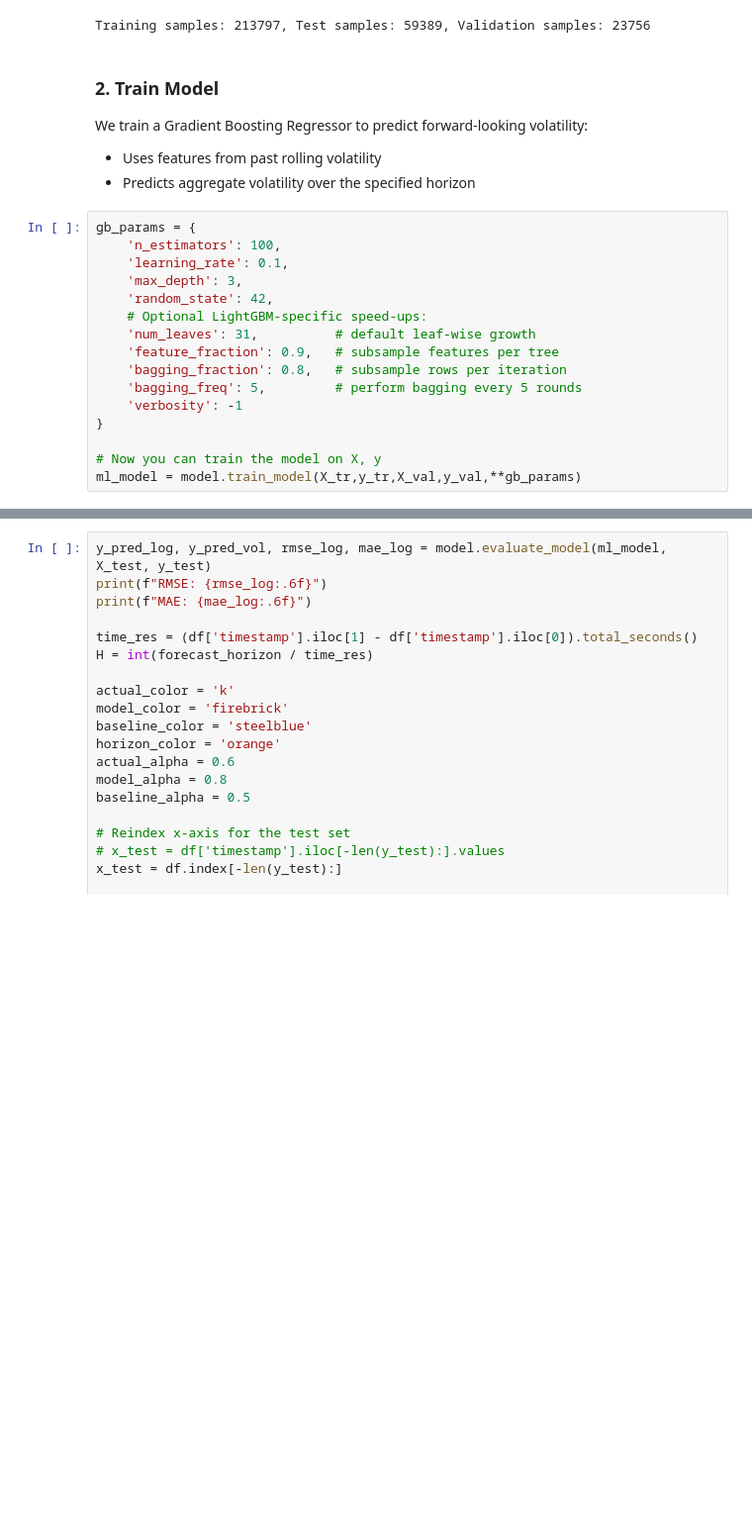
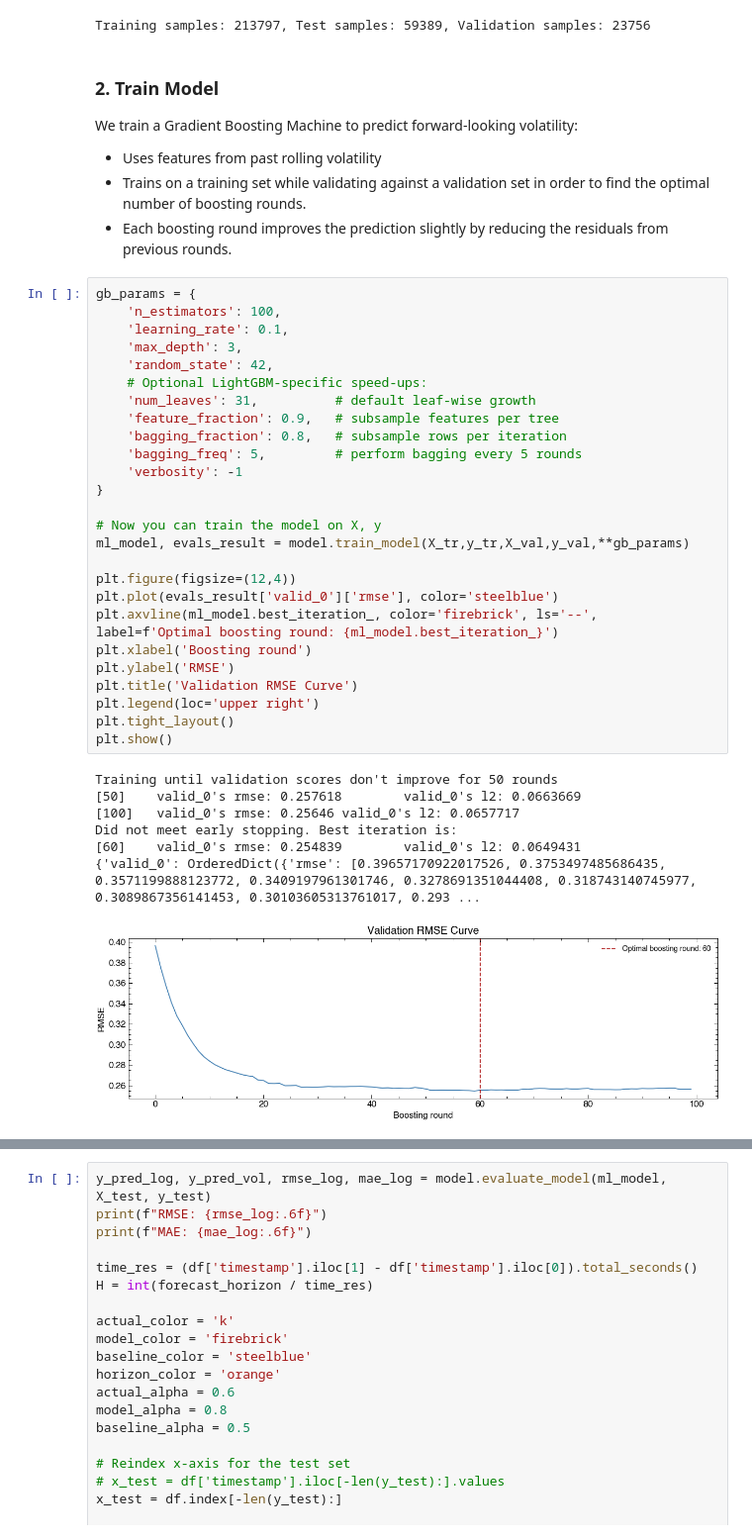
Before and after one commit to dominicjtaylor/fx-volatility-forecasting, a Jupyter notebook: notebooks/volatility_forecasting.ipynb, the cells around one changed output, grey strips where cells are left out. Shown at 99% size. Drawn from its saved outputs; the diff is of its cells as text; blank space fills up the shorter version.

```diff
--- a/notebooks/volatility_forecasting.ipynb
+++ b/notebooks/volatility_forecasting.ipynb
@@ -478,22 +478,41 @@ Training samples: 213797, Test samples: 59389, Validation samples: 23756
 # %% [markdown]
 ### 2. Train Model
 
-We train a Gradient Boosting Regressor to predict forward-looking volatility:
+We train a Gradient Boosting Machine to predict forward-looking volatility:
 - Uses features from past rolling volatility
-- Predicts aggregate volatility over the specified horizon
+- Trains on a training set while validating against a validation set in order to find the optimal number of boosting rounds.
+- Each boosting round improves the prediction slightly by reducing the residuals from previous rounds.
 # %%
 gb_params = {
     'n_estimators': 100,
     'learning_rate': 0.1,
     'max_depth': 3,
     'random_state': 42,
     # Optional LightGBM-specific speed-ups:
     'num_leaves': 31,          # default leaf-wise growth
     'feature_fraction': 0.9,   # subsample features per tree
     'bagging_fraction': 0.8,   # subsample rows per iteration
     'bagging_freq': 5,         # perform bagging every 5 rounds
     'verbosity': -1
 }
 
 # Now you can train the model on X, y
-ml_model = model.train_model(X_tr,y_tr,X_val,y_val,**gb_params)
+ml_model, evals_result = model.train_model(X_tr,y_tr,X_val,y_val,**gb_params)
+
+plt.figure(figsize=(12,4))
+plt.plot(evals_result['valid_0']['rmse'], color='steelblue')
+plt.axvline(ml_model.best_iteration_, color='firebrick', ls='--', label=f'Optimal boosting round: {ml_model.best_iteration_}')
+plt.xlabel('Boosting round')
+plt.ylabel('RMSE')
+plt.title('Validation RMSE Curve')
+plt.legend(loc='upper right')
+plt.tight_layout()
+plt.show()
+# %% [output]
+Training until validation scores don't improve for 50 rounds
+[50]    valid_0's rmse: 0.257618        valid_0's l2: 0.0663669
+[100]   valid_0's rmse: 0.25646 valid_0's l2: 0.0657717
+Did not meet early stopping. Best iteration is:
+[60]    valid_0's rmse: 0.254839        valid_0's l2: 0.0649431
+{'valid_0': OrderedDict({'rmse': [0.39657170922017526, 0.3753497485686435, 0.3571199888123772, 0.3409197961301746, 0.3278691351044408, 0.318743140745977, 0.3089867356141453, 0.30103605313761017, 0.293 ...
+[figure, added]
```
Also changed, not shown: parts of 5 cells of this notebook, 18 other files.
